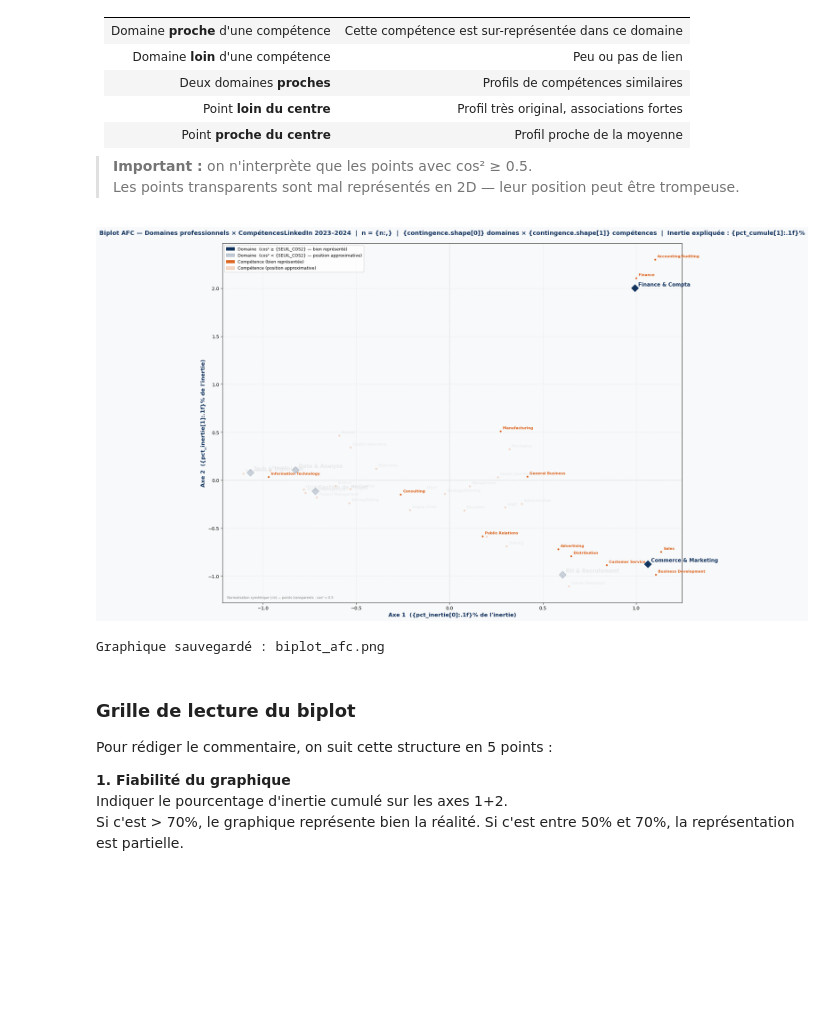
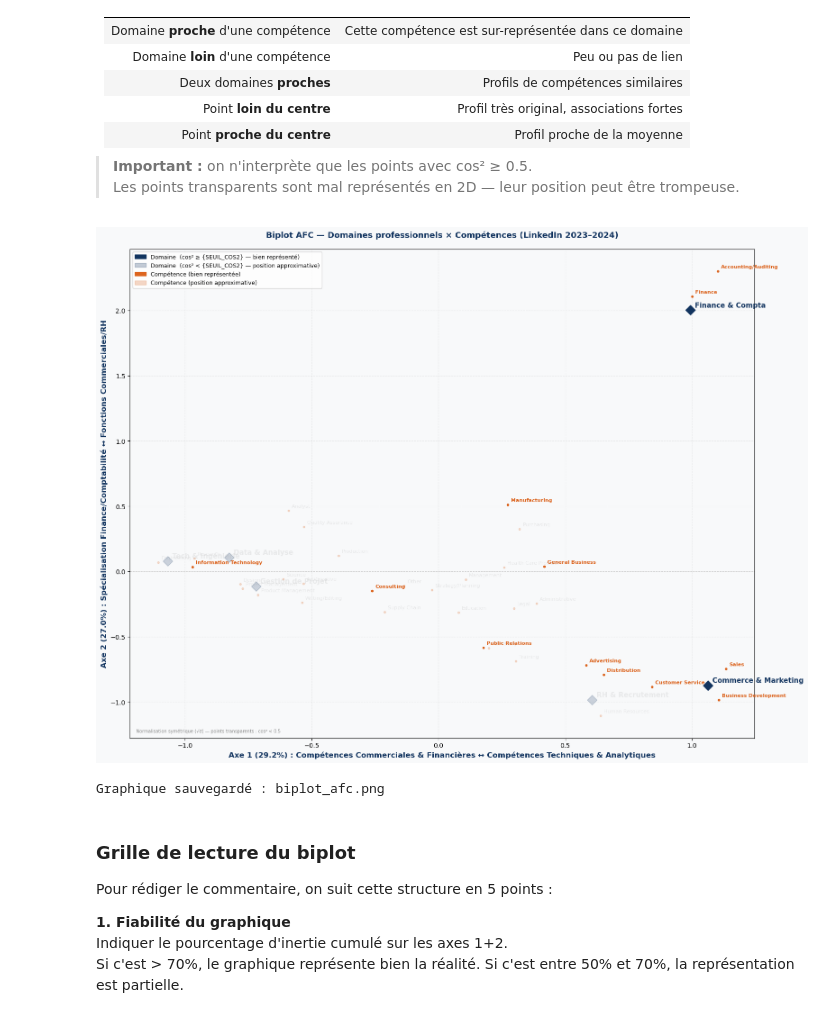
Before and after one commit to Godwin-08/AFC-Analyse-Factorielle-Correspondances, a Jupyter notebook: notebooks/afc_notebook.ipynb, the cells around one changed output. Saved outputs shown, nothing was run; the diff lists cells and outputs as text; code cells hidden in the pictures; blank space fills up the shorter version.

```diff
--- a/notebooks/afc_notebook.ipynb
+++ b/notebooks/afc_notebook.ipynb
@@ -66,9 +66,9 @@ tout le monde obtient les mêmes résultats en réexécutant le notebook.
 On évite de prendre les premières lignes car les données sont souvent triées par date ou région — l'échantillon ne serait pas représentatif.
 # %%
 # pd.read_csv() lit un fichier CSV depuis le disque et le transforme en DataFrame pandas
-postings   = pd.read_csv('postings.csv')    # offres d'emploi LinkedIn : job_id, titre du poste, localisation, etc.
-job_skills = pd.read_csv('job_skills.csv')  # liens entre offres et compétences : job_id + skill_abr (code de compétence)
-skills     = pd.read_csv('skills.csv')      # table de référence : skill_abr (code) → skill_name (nom complet)
+postings   = pd.read_csv('../data/raw/postings.csv')    # offres d'emploi LinkedIn : job_id, titre du poste, localisation, etc.
+job_skills = pd.read_csv('../data/raw/job_skills.csv')  # liens entre offres et compétences : job_id + skill_abr (code de compétence)
+skills     = pd.read_csv('../data/raw/skills.csv')      # table de référence : skill_abr (code) → skill_name (nom complet)
 
 # len() retourne le nombre de lignes du DataFrame
 print(f"postings   : {len(postings):,} lignes")
@@ -982,39 +979,40 @@ for i, nom in enumerate(contingence.index):  # même logique pour les domaines
 # ── Mise en forme du graphique ─────────────────────────────
 ax.set_xlabel(f"Axe 1  ({{pct_inertie[0]:.1f}}% de l'inertie)",
               fontsize=12, color=MARINE, fontweight='bold')
 ax.set_ylabel(f"Axe 2  ({{pct_inertie[1]:.1f}}% de l'inertie)",
               fontsize=12, color=MARINE, fontweight='bold')
 ax.set_title(
-    f"Biplot AFC — Domaines professionnels × Compétences"
-    f"LinkedIn 2023–2024  |  n = {{n:,}}  |  "
-    f"{{contingence.shape[0]}} domaines × {{contingence.shape[1]}} compétences  |  "
-    f"Inertie expliquée : {{pct_cumule[1]:.1f}}%",
+    f"Biplot AFC — Domaines professionnels × Compétences (LinkedIn 2023–2024)",
     fontsize=13, fontweight='bold', color=MARINE, pad=18
 )
+
+# Update xlabel and ylabel to include interpreted axis names
+ax.set_xlabel(f"Axe 1 ({pct_inertie[0]:.1f}%) : Compétences Commerciales & Financières ↔ Compétences Techniques & Analytiques", fontsize=12, color=MARINE, fontweight='bold')
+ax.set_ylabel(f"Axe 2 ({pct_inertie[1]:.1f}%) : Spécialisation Finance/Comptabilité ↔ Fonctions Commerciales/RH", fontsize=12, color=MARINE, fontweight='bold')
 
 # mpatches.Patch() crée un rectangle coloré pour la légende
 # alpha=0.25 = transparent = représente les points mal représentés
 legende = [
     mpatches.Patch(color=MARINE,             label=f'Domaine  (cos² ≥ {{SEUIL_COS2}} — bien représenté)'),
     mpatches.Patch(color=MARINE, alpha=0.25, label=f'Domaine  (cos² < {{SEUIL_COS2}} — position approximative)'),
     mpatches.Patch(color=ORANGE,             label='Compétence (bien représentée)'),
     mpatches.Patch(color=ORANGE, alpha=0.25, label='Compétence (position approximative)'),
 ]
 ax.legend(handles=legende, loc='upper left', fontsize=9)  # handles= passe les éléments de légende manuels
 ax.grid(True, linestyle='--', alpha=0.20)  # grille discrète sur les deux axes
 
 # ax.text() avec transform=ax.transAxes : position en coordonnées relatives (0=gauche, 1=droite)
 # (0.01, 0.01) = coin bas-gauche du graphique
 ax.text(0.01, 0.01,
         "Normalisation symétrique (√σ) — points transparents : cos² < 0.5",
         transform=ax.transAxes, fontsize=7, color='#888888', va='bottom')
 
 plt.tight_layout()
-plt.savefig('biplot_afc.png', dpi=150, bbox_inches='tight')  # sauvegarde haute résolution
+plt.savefig('../reports/figures/biplot_afc.png', dpi=150, bbox_inches='tight')  # sauvegarde haute résolution
 plt.show()
 print("Graphique sauvegardé : biplot_afc.png")
 # %% [output]
-[figure, old version]
+[figure, new version]
 Graphique sauvegardé : biplot_afc.png
 # %% [markdown]
 ### Grille de lecture du biplot
```
Also changed, not shown: parts of 3 cells of this notebook, 3 other files.
